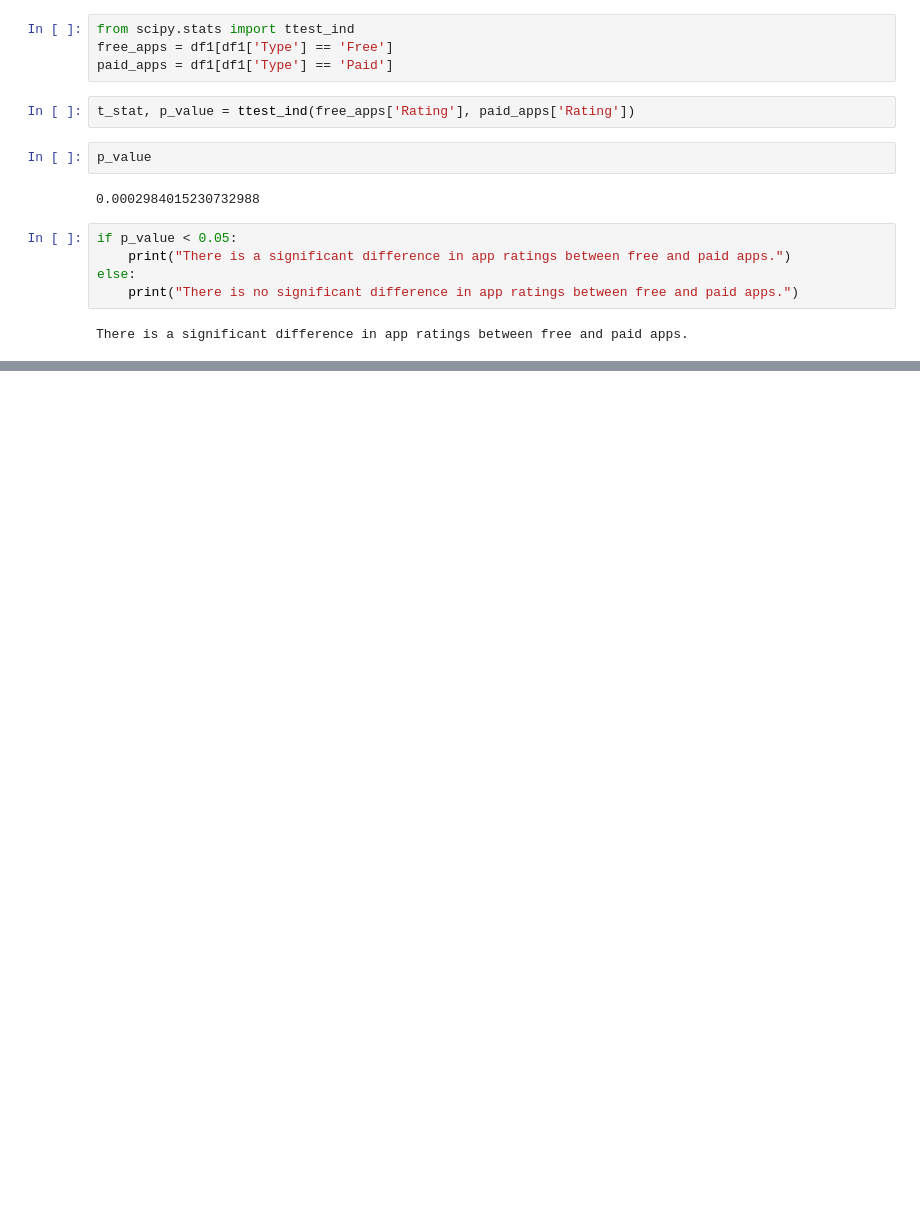
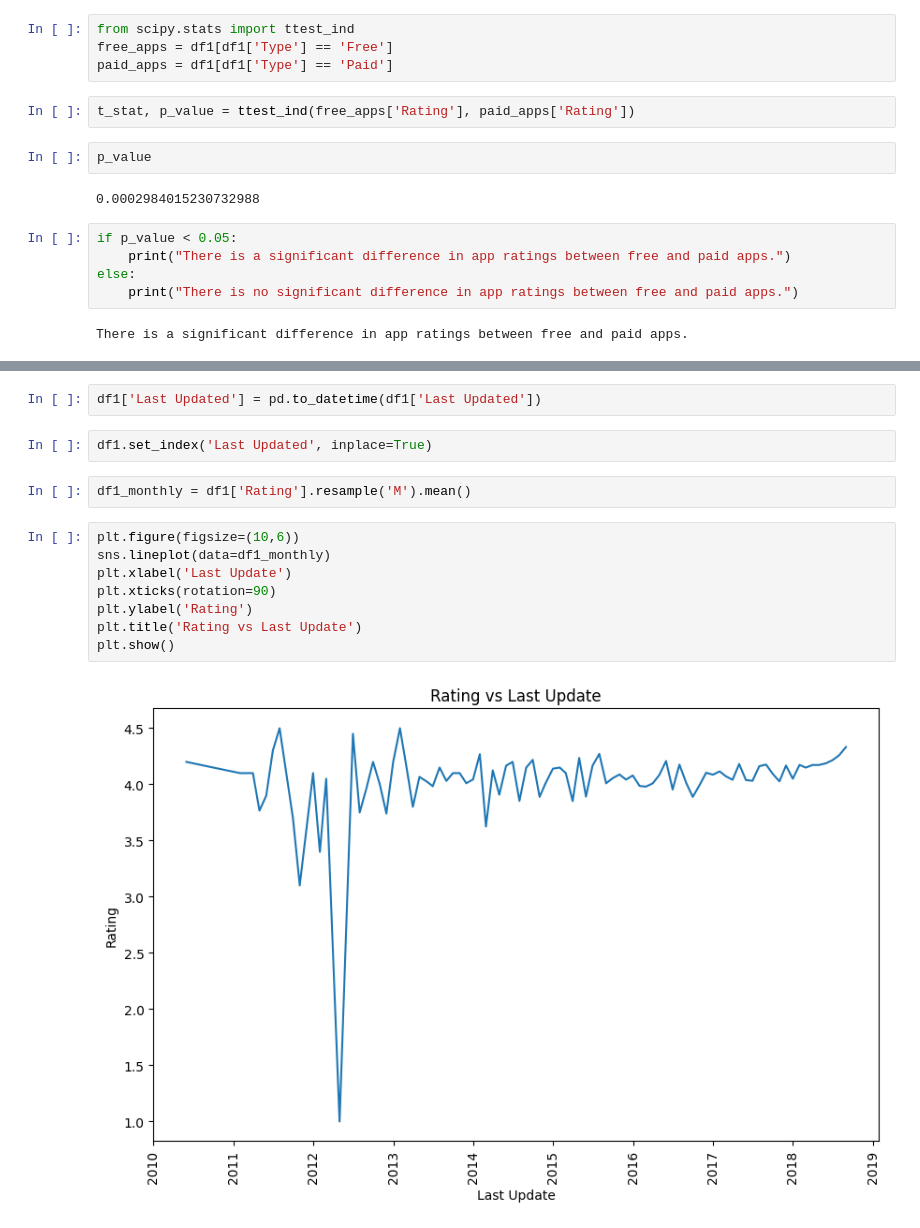
Before and after one commit to Mahdi-Miri/Data-analysis, a Jupyter notebook: GooglePlayStoreData.ipynb, the cells around one changed output, grey strips where cells are left out. Cells and saved outputs as stored; diff of their text form; blank space fills up the shorter version.

```diff
--- a/GooglePlayStoreData.ipynb
+++ b/GooglePlayStoreData.ipynb
@@ -248,0 +272,16 @@ There is a significant difference in app ratings between free and paid apps.
+# %%
+df1['Last Updated'] = pd.to_datetime(df1['Last Updated'])
+# %%
+df1.set_index('Last Updated', inplace=True)
+# %%
+df1_monthly = df1['Rating'].resample('M').mean()
+# %%
+plt.figure(figsize=(10,6))
+sns.lineplot(data=df1_monthly)
+plt.xlabel('Last Update')
+plt.xticks(rotation=90)
+plt.ylabel('Rating')
+plt.title('Rating vs Last Update')
+plt.show()
+# %% [output]
+[figure, added]
```
Also changed, not shown: parts of 2 cells of this notebook.
